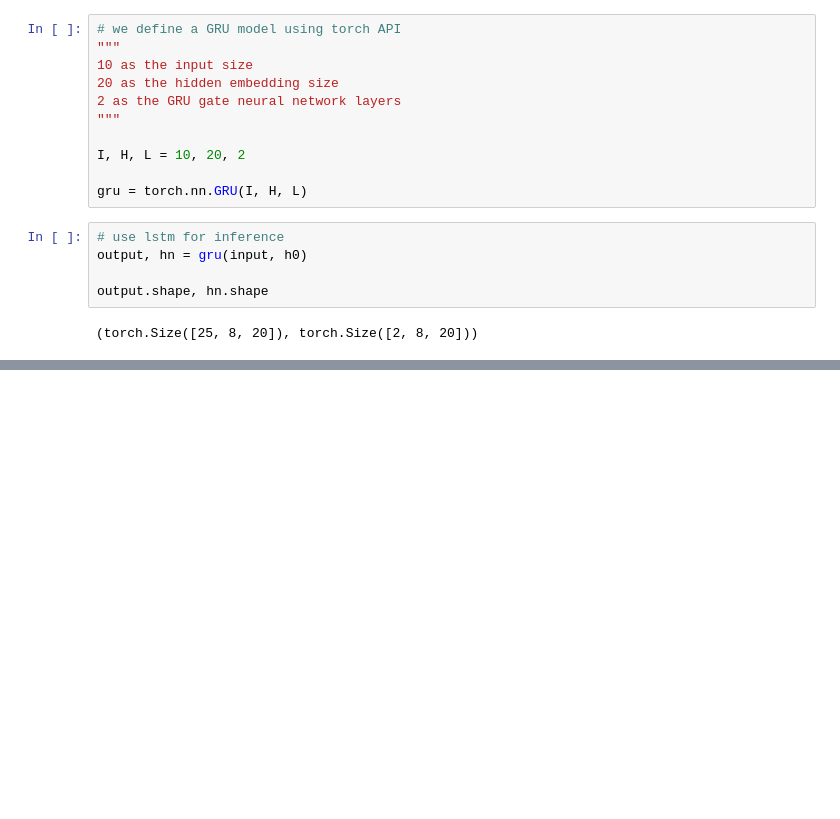
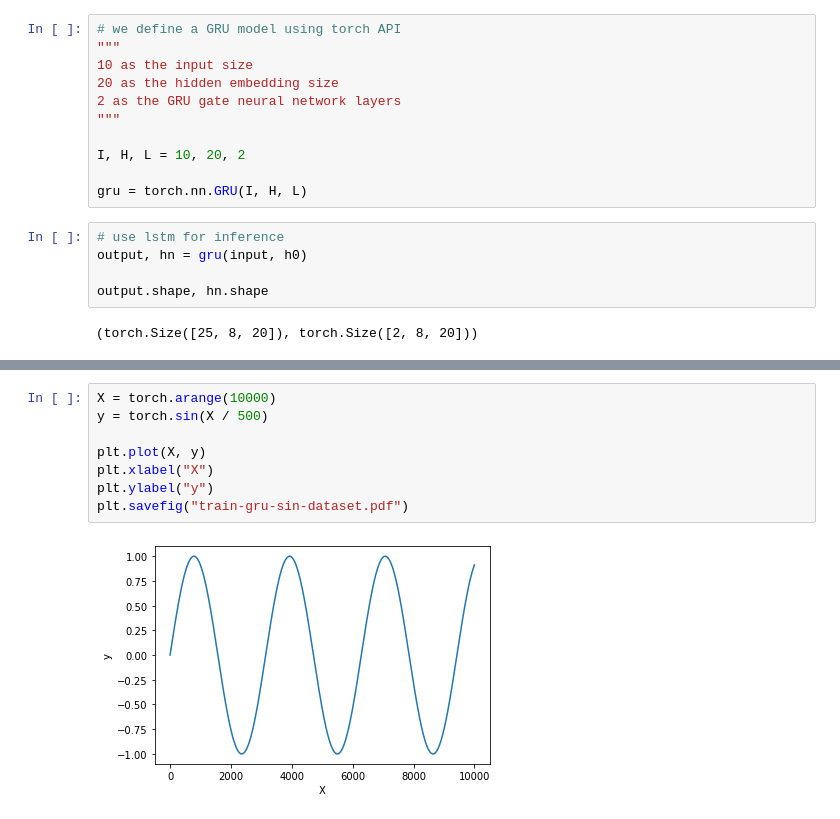
Before and after one commit to sunlabuiuc/pyhealth-book, a Jupyter notebook: chap3-RNN/notebook/torch-implementation-LSTM-GRU.ipynb, the cells around one changed output, grey strips where cells are left out. Drawn from its saved outputs; the diff is of its cells as text; blank space fills up the shorter version.

Commit message:
add GRU training pipeline

```diff
--- a/chap3-RNN/notebook/torch-implementation-LSTM-GRU.ipynb
+++ b/chap3-RNN/notebook/torch-implementation-LSTM-GRU.ipynb
@@ -53,0 +67,10 @@ output.shape, hn.shape
+# %%
+X = torch.arange(10000)
+y = torch.sin(X / 500)
+
+plt.plot(X, y)
+plt.xlabel("X")
+plt.ylabel("y")
+plt.savefig("train-gru-sin-dataset.pdf")
+# %% [output]
+[figure, added]
```
Also changed, not shown: parts of 12 cells of this notebook.
